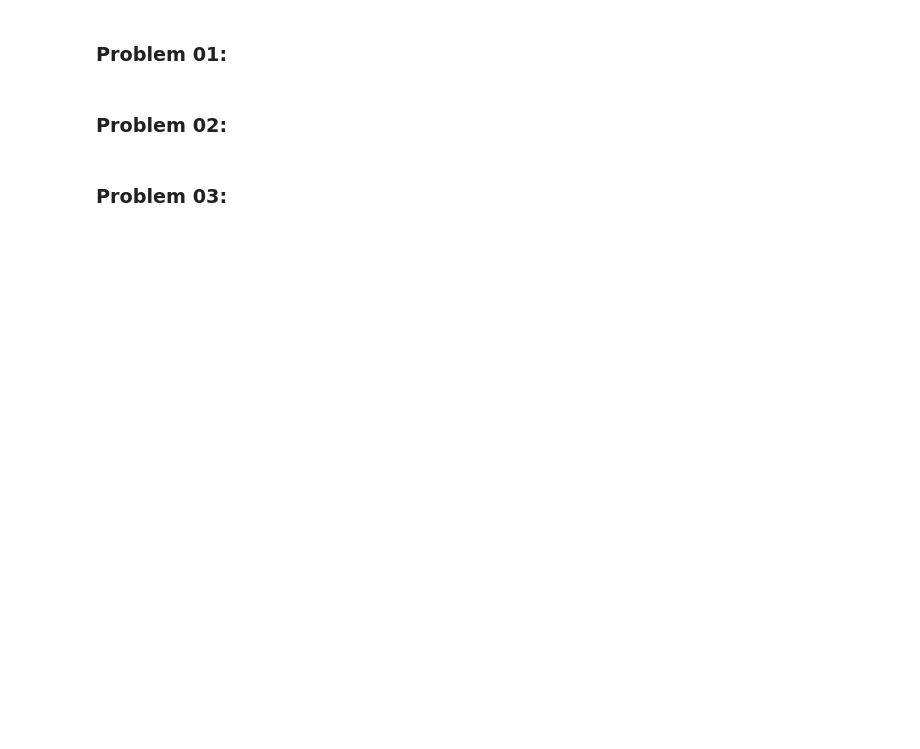
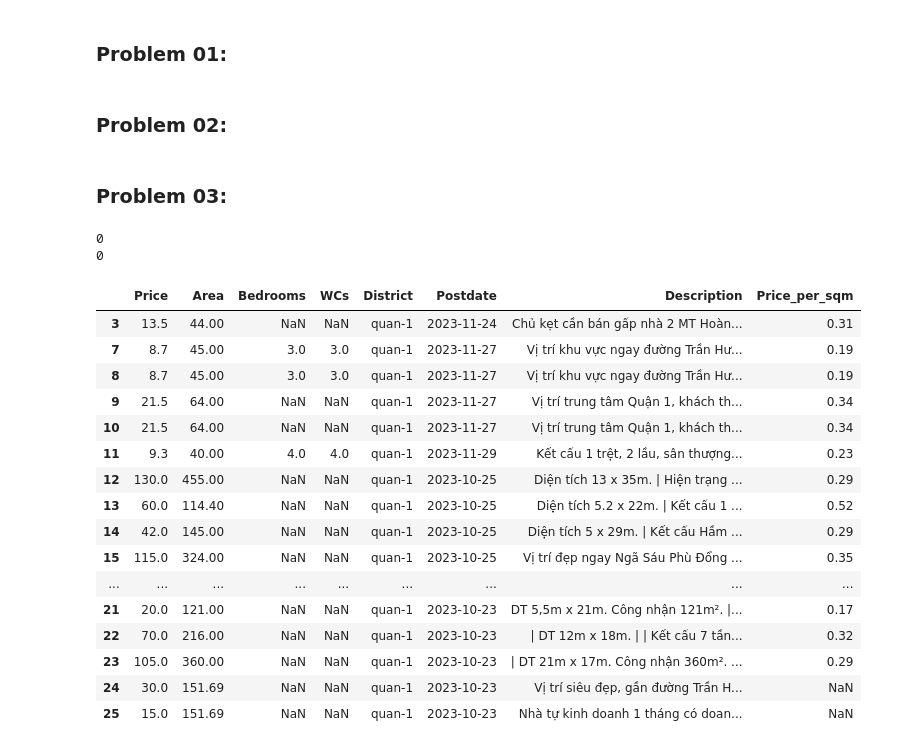
Before and after one commit to vtphatt2/House-Price-Prediction, a Jupyter notebook: DataPreprocessing/data_preprocessing.ipynb, the cells around one changed output. Drawn from its saved outputs; the diff is of its cells as text; code cells hidden in the pictures; blank space fills up the shorter version.

```diff
--- a/DataPreprocessing/data_preprocessing.ipynb
+++ b/DataPreprocessing/data_preprocessing.ipynb
@@ -125,0 +175,9 @@ df.to_csv(file_output, index = False)
+# %%
+# Kiểm tra giá trị null trong cột 'Area' và 'Price'
+null_area = df['Area'].isnull().sum()
+print(null_area)
+null_price = df['Price'].isnull().sum()
+print(null_price)
+# %% [output]
+0
+0
@@ -126,3 +203,23 @@ df.to_csv(file_output, index = False)
+# %%
+df.head(20)
+# %% [output]
+|  | Price | Area | Bedrooms | WCs | District | Postdate | Description | Price_per_sqm |
+| 3 | 13.5 | 44.00 | NaN | NaN | quan-1 | 2023-11-24 | Chủ kẹt cần bán gấp nhà 2 MT Hoàn... | 0.31 |
+| 7 | 8.7 | 45.00 | 3.0 | 3.0 | quan-1 | 2023-11-27 | Vị trí khu vực ngay đường Trần Hư... | 0.19 |
+| 8 | 8.7 | 45.00 | 3.0 | 3.0 | quan-1 | 2023-11-27 | Vị trí khu vực ngay đường Trần Hư... | 0.19 |
+| 9 | 21.5 | 64.00 | NaN | NaN | quan-1 | 2023-11-27 | Vị trí trung tâm Quận 1, khách th... | 0.34 |
+| 10 | 21.5 | 64.00 | NaN | NaN | quan-1 | 2023-11-27 | Vị trí trung tâm Quận 1, khách th... | 0.34 |
+| 11 | 9.3 | 40.00 | 4.0 | 4.0 | quan-1 | 2023-11-29 | Kết cấu 1 trệt, 2 lầu, sân thượng... | 0.23 |
+| 12 | 130.0 | 455.00 | NaN | NaN | quan-1 | 2023-10-25 | Diện tích 13 x 35m. | Hiện trạng ... | 0.29 |
+| 13 | 60.0 | 114.40 | NaN | NaN | quan-1 | 2023-10-25 | Diện tích 5.2 x 22m. | Kết cấu 1 ... | 0.52 |
+| 14 | 42.0 | 145.00 | NaN | NaN | quan-1 | 2023-10-25 | Diện tích 5 x 29m. | Kết cấu Hầm ... | 0.29 |
+| 15 | 115.0 | 324.00 | NaN | NaN | quan-1 | 2023-10-25 | Vị trí đẹp ngay Ngã Sáu Phù Đổng ... | 0.35 |
+| ... | ... | ... | ... | ... | ... | ... | ... | ... |
+| 21 | 20.0 | 121.00 | NaN | NaN | quan-1 | 2023-10-23 | DT 5,5m x 21m. Công nhận 121m². |... | 0.17 |
+| 22 | 70.0 | 216.00 | NaN | NaN | quan-1 | 2023-10-23 | | DT 12m x 18m. | | Kết cấu 7 tần... | 0.32 |
+| 23 | 105.0 | 360.00 | NaN | NaN | quan-1 | 2023-10-23 | | DT 21m x 17m. Công nhận 360m². ... | 0.29 |
+| 24 | 30.0 | 151.69 | NaN | NaN | quan-1 | 2023-10-23 | Vị trí siêu đẹp, gần đường Trần H... | NaN |
+| 25 | 15.0 | 151.69 | NaN | NaN | quan-1 | 2023-10-23 | Nhà tự kinh doanh 1 tháng có doan... | NaN |
 # %%
 def remove_unusual_line_terminators(file_input, file_output):
     with open(file_input, 'r', encoding='utf-8') as infile:
```
Also changed, not shown: parts of 19 cells of this notebook, 1 other file.
